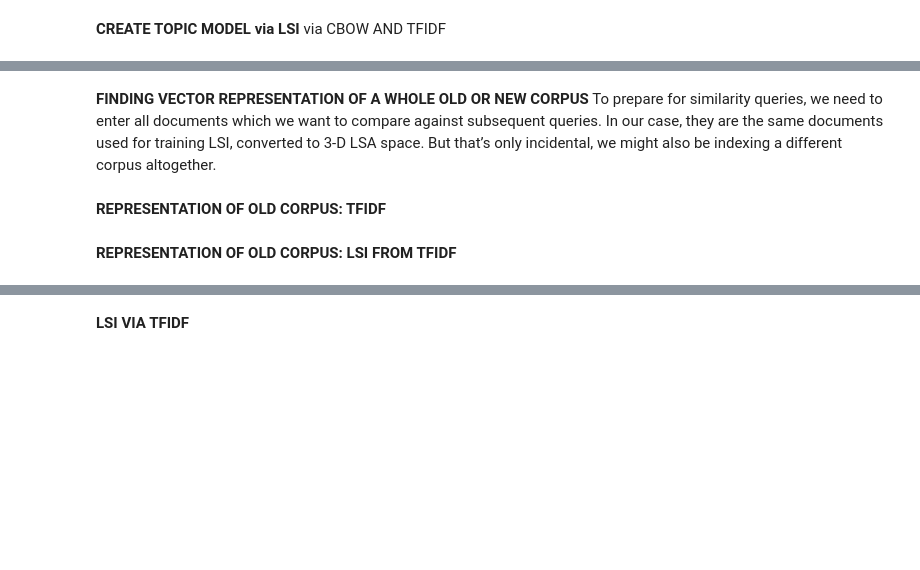
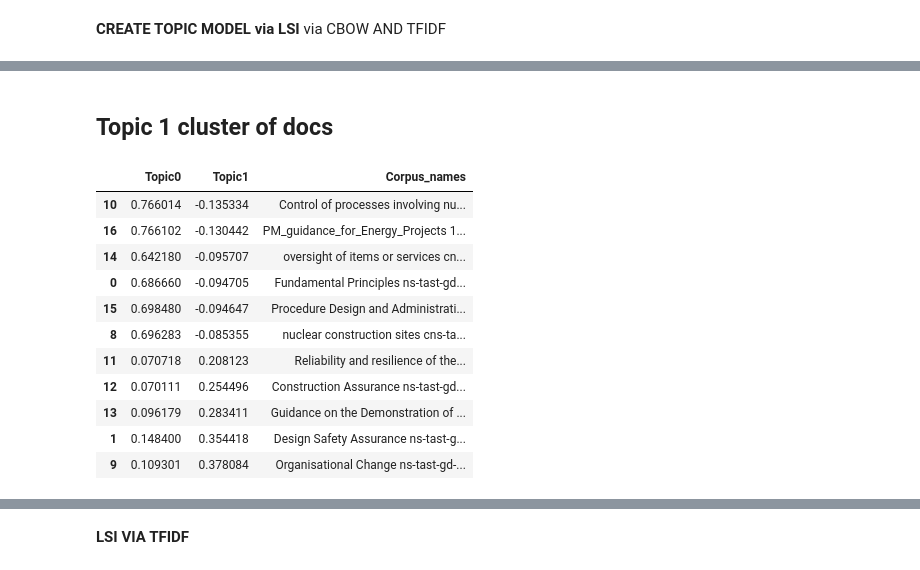
Before and after one commit to lawrencerowland/Data-Model-for-Project-Frameworks, a Jupyter notebook: Project-frameworks-by-using-NLP-with-Python-libraries/Jupyter-notebooks/Step-12-Create_topic_model.ipynb, the cells around one changed output, grey strips where cells are left out. Drawn from its saved outputs; the diff is of its cells as text; code cells hidden in the pictures; blank space fills up the shorter version.

```diff
--- a/Project-frameworks-by-using-NLP-with-Python-libraries/Jupyter-notebooks/Step-12-Create_topic_model.ipynb
+++ b/Project-frameworks-by-using-NLP-with-Python-libraries/Jupyter-notebooks/Step-12-Create_topic_model.ipynb
@@ -68,8 +150,20 @@ lsi_from_TFIDF.print_topics(num_topics=-1, num_words=20) #-1 means show all topi
+# %% [markdown]
+## Topic 1 cluster of docs
+# %%
+df.sort_values(by=['Topic1'])[0:11]
+# %% [output]
+|  | Topic0 | Topic1 | Corpus_names |
+| 10 | 0.766014 | -0.135334 | Control of processes involving nu... |
+| 16 | 0.766102 | -0.130442 | PM_guidance_for_Energy_Projects 1... |
+| 14 | 0.642180 | -0.095707 | oversight of items or services cn... |
+| 0 | 0.686660 | -0.094705 | Fundamental Principles ns-tast-gd... |
+| 15 | 0.698480 | -0.094647 | Procedure Design and Administrati... |
+| 8 | 0.696283 | -0.085355 | nuclear construction sites cns-ta... |
+| 11 | 0.070718 | 0.208123 | Reliability and resilience of the... |
+| 12 | 0.070111 | 0.254496 | Construction Assurance ns-tast-gd... |
+| 13 | 0.096179 | 0.283411 | Guidance on the Demonstration of ... |
+| 1 | 0.148400 | 0.354418 | Design Safety Assurance ns-tast-g... |
+| 9 | 0.109301 | 0.378084 | Organisational Change ns-tast-gd-... |
 # %%
 # can Update model with new corpus using add_documents(corpus, chunksize=None, decay=None)
 #can also save the LSI model
-# %% [markdown]
-**FINDING VECTOR REPRESENTATION OF A WHOLE OLD OR NEW CORPUS**
-To prepare for similarity queries, we need to enter all documents which we want to compare against subsequent queries. In our case, they are the same documents used for training LSI, converted to 3-D LSA space. But that’s only incidental, we might also be indexing a different corpus altogether.
-# %% [markdown]
-   **REPRESENTATION OF OLD CORPUS: TFIDF**
@@ -82,2 +169,0 @@ for doc in TFIDF_APPLIED_TO_TRAINING_CORPUS:
-# %% [markdown]
-   **REPRESENTATION OF OLD CORPUS: LSI FROM TFIDF**
```
Also changed, not shown: parts of 51 cells of this notebook, 13 other files.
